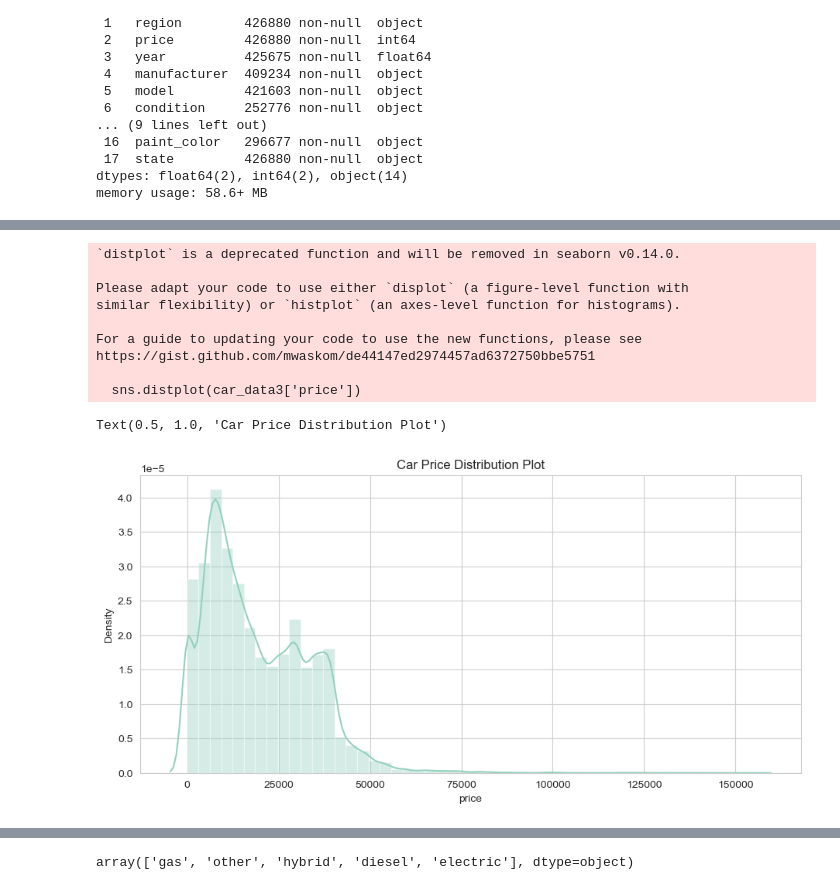
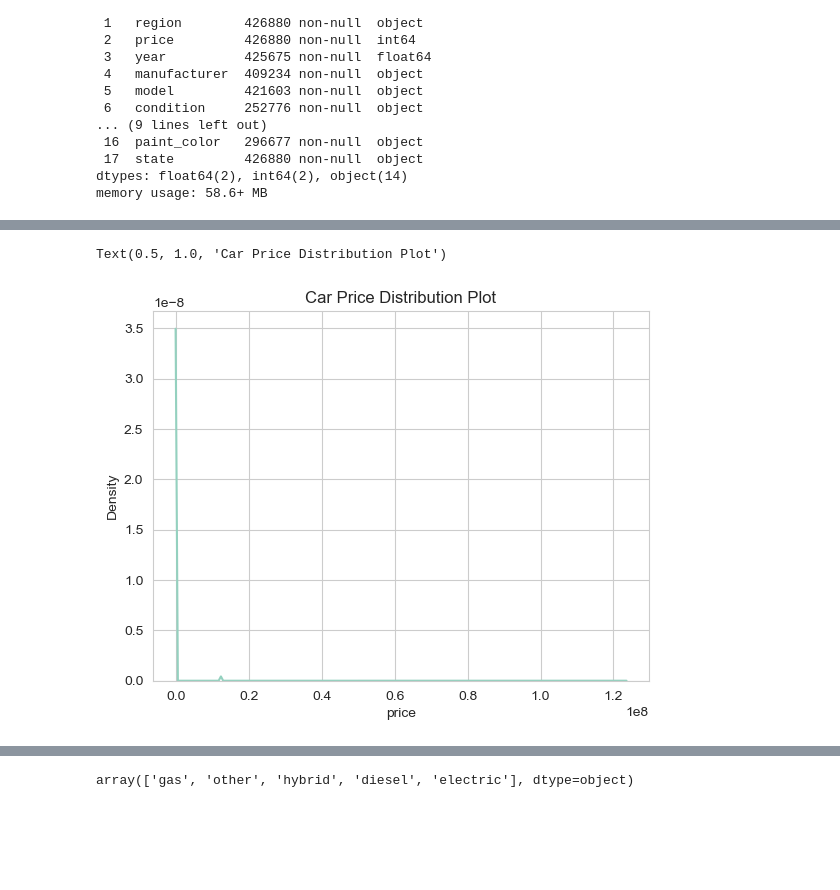
Before and after one commit to NippaniP/Used-Car-Price-Prediction, a Jupyter notebook: CarData.ipynb, the cells around one changed output, grey strips where cells are left out. Drawn from its saved outputs; the diff is of its cells as text; code cells hidden in the pictures; blank space fills up the shorter version.

```diff
--- a/CarData.ipynb
+++ b/CarData.ipynb
@@ -90,0 +78,13 @@ car_data3=car_data2.drop(labels='VIN', axis=1)
+# %%
+car_data3.dropna(subset=["drive"], inplace=True)
+# %%
+car_data3.dropna(subset=["type"], inplace=True)
+#car_data2= car_data1.dropna()
+# %%
+car_data3['title_status'].unique()
+car_data3['title_status'].fillna(value='other', inplace=True)
+car_data3['manufacturer'].fillna(value='other', inplace=True)
+# %%
+car_data3.dropna(subset=["type"], inplace=True)
+#car_data2= car_data1.dropna()
+car_data3.count().plot(kind ='barh')
@@ -91,16 +94,7 @@ car_data3=car_data2.drop(labels='VIN', axis=1)
 # %%
-plt.figure(figsize=[11,5])
-sns.distplot(car_data3['price'])
+sns.kdeplot(data=car_data3, x="price")
 plt.title('Car Price Distribution Plot')
+# as we can see there's outliers and the data seem toconcentrated around 0
 # %% [output]
-`distplot` is a deprecated function and will be removed in seaborn v0.14.0.
-
-Please adapt your code to use either `displot` (a figure-level function with
-similar flexibility) or `histplot` (an axes-level function for histograms).
-
-For a guide to updating your code to use the new functions, please see
-https://gist.github.com/mwaskom/de44147ed2974457ad6372750bbe5751
-
-  sns.distplot(car_data3['price'])
+Text(0.5, 1.0, 'Car Price Distribution Plot')
-Text(0.5, 1.0, 'Car Price Distribution Plot')
-[figure, old version]
+[figure, new version]
```
Also changed, not shown: parts of 46 cells of this notebook.
